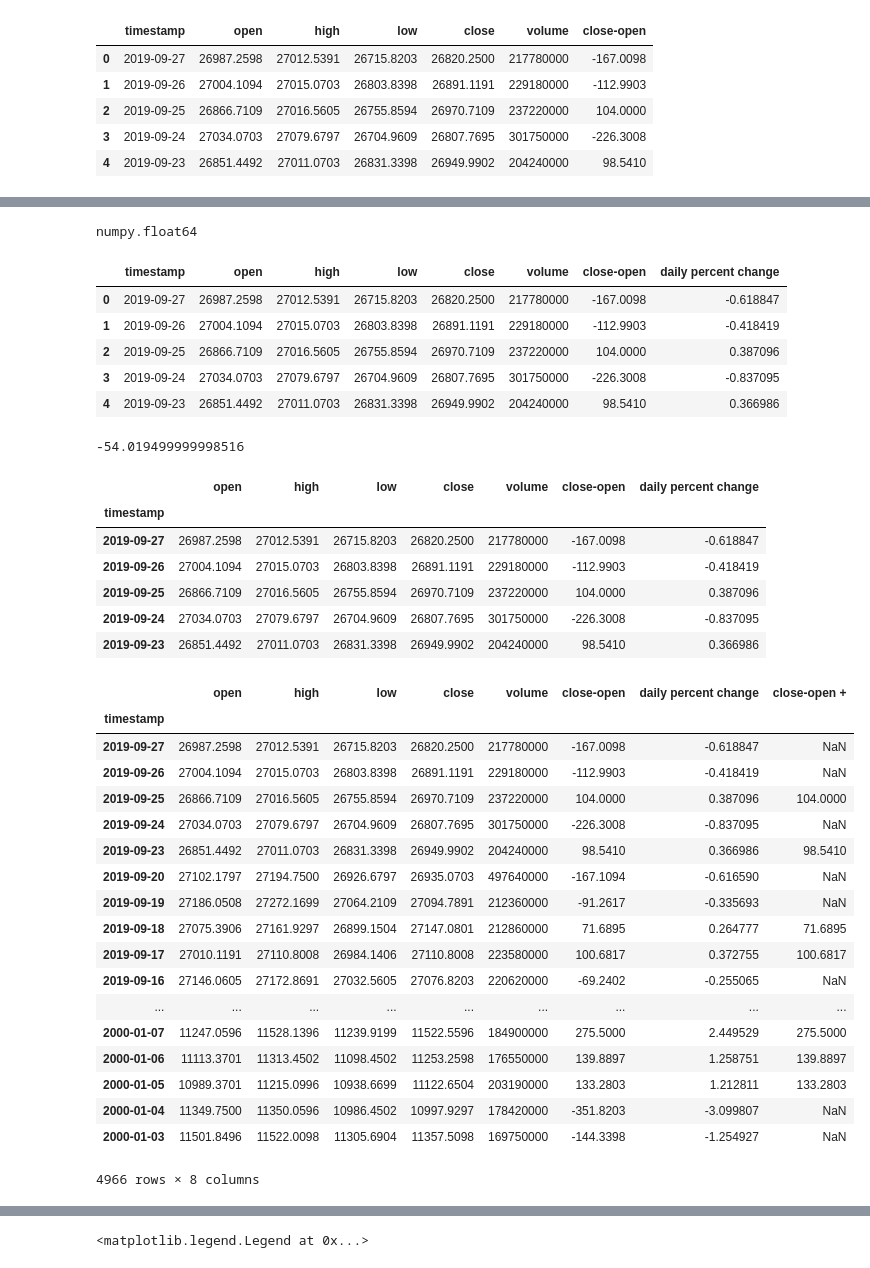
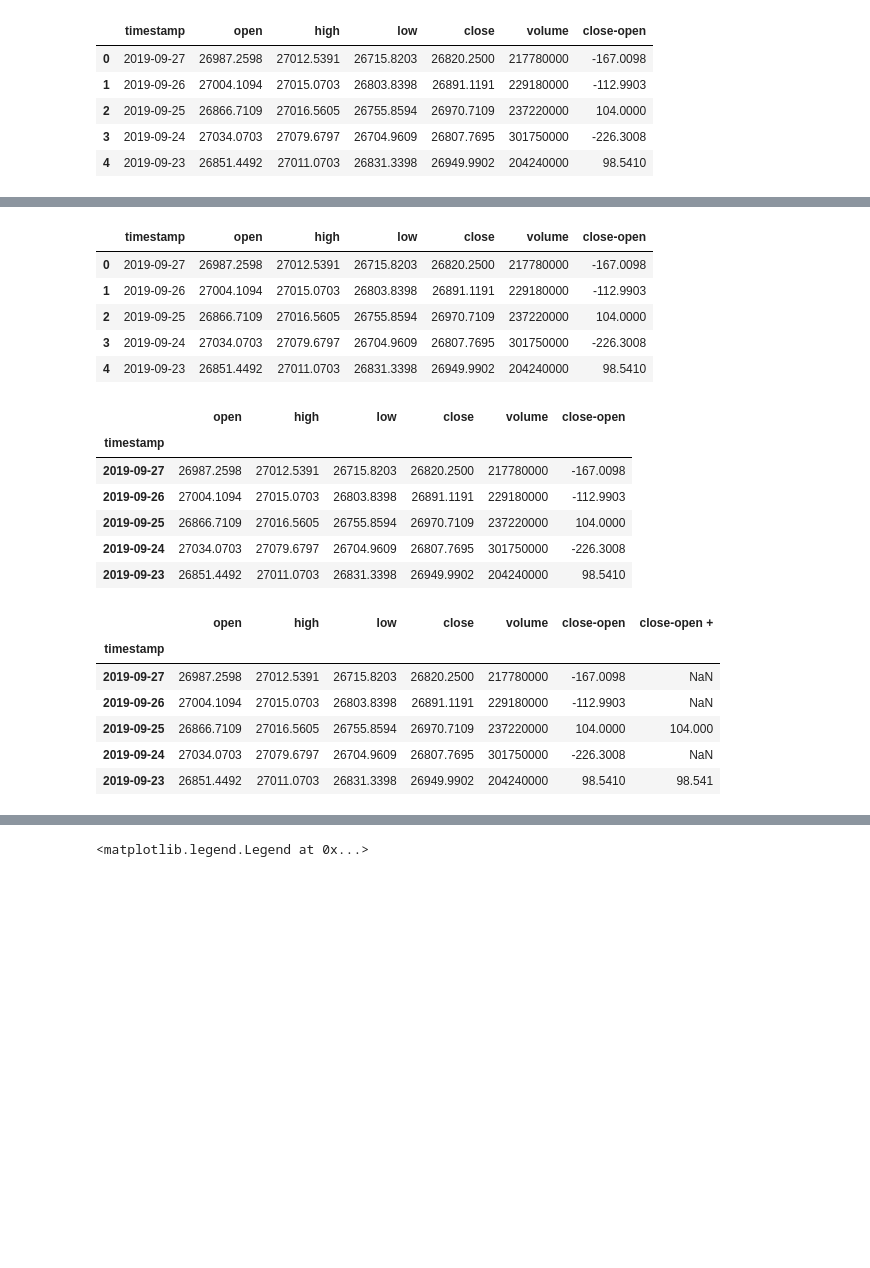
Before and after one commit to 123bmoney0/Project-1---Brute-Force, a Jupyter notebook: Project 1 Brute Force continuing code.ipynb, the cells around one changed output, grey strips where cells are left out. Cells and saved outputs as stored; diff of their text form; code cells hidden in the pictures; blank space fills up the shorter version.

```diff
--- a/Project 1 Brute Force continuing code.ipynb
+++ b/Project 1 Brute Force continuing code.ipynb
@@ -41,3 +33,0 @@ dow_jones_close.head()
-# %%
-dow_jones_close['daily percent change'] = dow_jones_close['close-open']/dow_jones_close['open']*100
-dow_jones_close.head()
@@ -51,23 +34,23 @@ dow_jones_close.head()
 # %%
+# Added a column for Daily Percent Change, but didn't find it useful for now.
+#dow_jones_close['daily percent change'] = dow_jones_close['close-open']/dow_jones_close['open']*100
+#dow_jones_close.head()
+
 # Check to see if the new column is a float vs. a string
-type(dow_jones_close['daily percent change'][1])
+#type(dow_jones_close['daily percent change'][1])
-# %% [output]
-numpy.float64
 # %%
 # This code changes the 'close-minus-open' column from a string to a float number
 dow_jones_close['close-open'] = [float(x) for x in dow_jones_close['close-open']]
 dow_jones_close.head()
 # %% [output]
-|  | timestamp | open | high | low | close | volume | close-open | daily percent change |
-| 0 | 2019-09-27 | 26987.2598 | 27012.5391 | 26715.8203 | 26820.2500 | 217780000 | -167.0098 | -0.618847 |
-| 1 | 2019-09-26 | 27004.1094 | 27015.0703 | 26803.8398 | 26891.1191 | 229180000 | -112.9903 | -0.418419 |
-| 2 | 2019-09-25 | 26866.7109 | 27016.5605 | 26755.8594 | 26970.7109 | 237220000 | 104.0000 | 0.387096 |
-| 3 | 2019-09-24 | 27034.0703 | 27079.6797 | 26704.9609 | 26807.7695 | 301750000 | -226.3008 | -0.837095 |
-| 4 | 2019-09-23 | 26851.4492 | 27011.0703 | 26831.3398 | 26949.9902 | 204240000 | 98.5410 | 0.366986 |
+|  | timestamp | open | high | low | close | volume | close-open |
+| 0 | 2019-09-27 | 26987.2598 | 27012.5391 | 26715.8203 | 26820.2500 | 217780000 | -167.0098 |
+| 1 | 2019-09-26 | 27004.1094 | 27015.0703 | 26803.8398 | 26891.1191 | 229180000 | -112.9903 |
+| 2 | 2019-09-25 | 26866.7109 | 27016.5605 | 26755.8594 | 26970.7109 | 237220000 | 104.0000 |
+| 3 | 2019-09-24 | 27034.0703 | 27079.6797 | 26704.9609 | 26807.7695 | 301750000 | -226.3008 |
+| 4 | 2019-09-23 | 26851.4492 | 27011.0703 | 26831.3398 | 26949.9902 | 204240000 | 98.5410 |
 # %%
-#check that close-open are now float numbers vs. string
-a = dow_jones_close['close-open'][0] - dow_jones_close['close-open'][1]
-print(a)
+# Checked that close-open are now float numbers vs. string
+#a = dow_jones_close['close-open'][0] - dow_jones_close['close-open'][1]
+#print(a)
-# %% [output]
--54.019499999998516
 # %%
@@ -79,33 +63,22 @@ print(a)
 dow_jones_close_no_index = dow_jones_close.set_index('timestamp')
 dow_jones_close_no_index.head()
 # %% [output]
-|  | open | high | low | close | volume | close-open | daily percent change |
-| timestamp |  |  |  |  |  |  |  |
-| 2019-09-27 | 26987.2598 | 27012.5391 | 26715.8203 | 26820.2500 | 217780000 | -167.0098 | -0.618847 |
-| 2019-09-26 | 27004.1094 | 27015.0703 | 26803.8398 | 26891.1191 | 229180000 | -112.9903 | -0.418419 |
-| 2019-09-25 | 26866.7109 | 27016.5605 | 26755.8594 | 26970.7109 | 237220000 | 104.0000 | 0.387096 |
-| 2019-09-24 | 27034.0703 | 27079.6797 | 26704.9609 | 26807.7695 | 301750000 | -226.3008 | -0.837095 |
-| 2019-09-23 | 26851.4492 | 27011.0703 | 26831.3398 | 26949.9902 | 204240000 | 98.5410 | 0.366986 |
+|  | open | high | low | close | volume | close-open |
+| timestamp |  |  |  |  |  |  |
+| 2019-09-27 | 26987.2598 | 27012.5391 | 26715.8203 | 26820.2500 | 217780000 | -167.0098 |
+| 2019-09-26 | 27004.1094 | 27015.0703 | 26803.8398 | 26891.1191 | 229180000 | -112.9903 |
+| 2019-09-25 | 26866.7109 | 27016.5605 | 26755.8594 | 26970.7109 | 237220000 | 104.0000 |
+| 2019-09-24 | 27034.0703 | 27079.6797 | 26704.9609 | 26807.7695 | 301750000 | -226.3008 |
+| 2019-09-23 | 26851.4492 | 27011.0703 | 26831.3398 | 26949.9902 | 204240000 | 98.5410 |
 # %%
-dow_jones_close_no_index['close-open +']=dow_jones_close_no_index['close-open'].where(dow_jones_close_no_index['close-open']>0).apply(np.mean)
-dow_jones_close_no_index
+# Add a column for the positive closing days
+dow_jones_close_no_index['close-open +']=dow_jones_close_no_index['close-open'].where(dow_jones_close_no_index['close-open']>0)
+dow_jones_close_no_index.head()
 # %% [output]
-|  | open | high | low | close | volume | close-open | daily percent change | close-open + |
-| timestamp |  |  |  |  |  |  |  |  |
-| 2019-09-27 | 26987.2598 | 27012.5391 | 26715.8203 | 26820.2500 | 217780000 | -167.0098 | -0.618847 | NaN |
-| 2019-09-26 | 27004.1094 | 27015.0703 | 26803.8398 | 26891.1191 | 229180000 | -112.9903 | -0.418419 | NaN |
-| 2019-09-25 | 26866.7109 | 27016.5605 | 26755.8594 | 26970.7109 | 237220000 | 104.0000 | 0.387096 | 104.0000 |
-| 2019-09-24 | 27034.0703 | 27079.6797 | 26704.9609 | 26807.7695 | 301750000 | -226.3008 | -0.837095 | NaN |
-| 2019-09-23 | 26851.4492 | 27011.0703 | 26831.3398 | 26949.9902 | 204240000 | 98.5410 | 0.366986 | 98.5410 |
-| 2019-09-20 | 27102.1797 | 27194.7500 | 26926.6797 | 26935.0703 | 497640000 | -167.1094 | -0.616590 | NaN |
-| 2019-09-19 | 27186.0508 | 27272.1699 | 27064.2109 | 27094.7891 | 212360000 | -91.2617 | -0.335693 | NaN |
-| 2019-09-18 | 27075.3906 | 27161.9297 | 26899.1504 | 27147.0801 | 212860000 | 71.6895 | 0.264777 | 71.6895 |
-| 2019-09-17 | 27010.1191 | 27110.8008 | 26984.1406 | 27110.8008 | 223580000 | 100.6817 | 0.372755 | 100.6817 |
-| 2019-09-16 | 27146.0605 | 27172.8691 | 27032.5605 | 27076.8203 | 220620000 | -69.2402 | -0.255065 | NaN |
-| ... | ... | ... | ... | ... | ... | ... | ... | ... |
-| 2000-01-07 | 11247.0596 | 11528.1396 | 11239.9199 | 11522.5596 | 184900000 | 275.5000 | 2.449529 | 275.5000 |
-| 2000-01-06 | 11113.3701 | 11313.4502 | 11098.4502 | 11253.2598 | 176550000 | 139.8897 | 1.258751 | 139.8897 |
-| 2000-01-05 | 10989.3701 | 11215.0996 | 10938.6699 | 11122.6504 | 203190000 | 133.2803 | 1.212811 | 133.2803 |
-| 2000-01-04 | 11349.7500 | 11350.0596 | 10986.4502 | 10997.9297 | 178420000 | -351.8203 | -3.099807 | NaN |
-| 2000-01-03 | 11501.8496 | 11522.0098 | 11305.6904 | 11357.5098 | 169750000 | -144.3398 | -1.254927 | NaN |
+|  | open | high | low | close | volume | close-open | close-open + |
+| timestamp |  |  |  |  |  |  |  |
+| 2019-09-27 | 26987.2598 | 27012.5391 | 26715.8203 | 26820.2500 | 217780000 | -167.0098 | NaN |
+| 2019-09-26 | 27004.1094 | 27015.0703 | 26803.8398 | 26891.1191 | 229180000 | -112.9903 | NaN |
+| 2019-09-25 | 26866.7109 | 27016.5605 | 26755.8594 | 26970.7109 | 237220000 | 104.0000 | 104.000 |
+| 2019-09-24 | 27034.0703 | 27079.6797 | 26704.9609 | 26807.7695 | 301750000 | -226.3008 | NaN |
+| 2019-09-23 | 26851.4492 | 27011.0703 | 26831.3398 | 26949.9902 | 204240000 | 98.5410 | 98.541 |
-4966 rows × 8 columns
```
Also changed, not shown: parts of 38 cells of this notebook.
